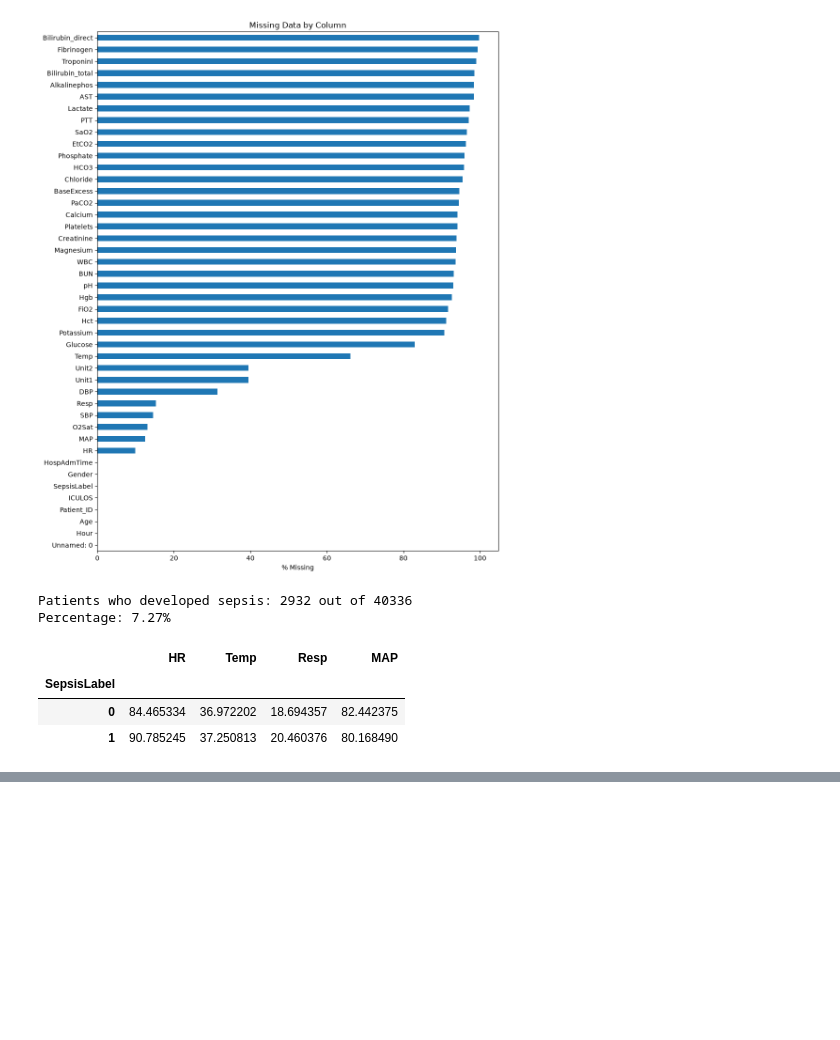
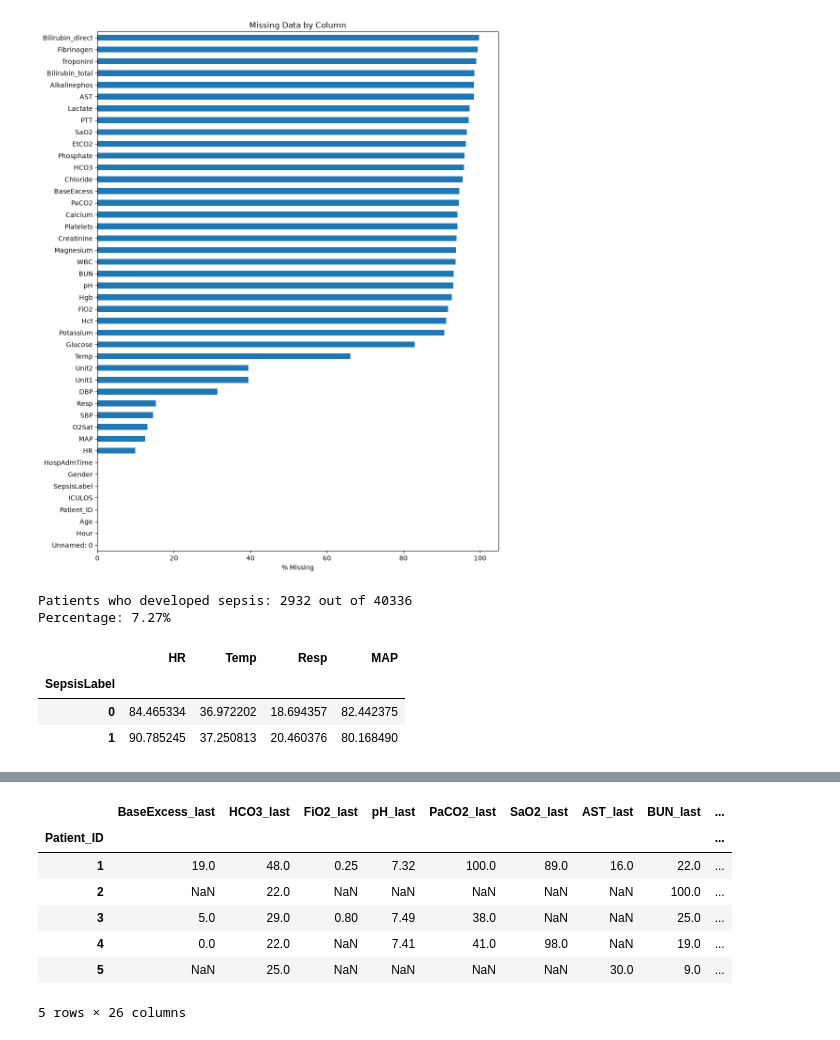
Before and after one commit to tanishqrajsinghchawda/sepsis-project, a Jupyter notebook: notebooks/01_data_acquisition.ipynb, the cells around one changed output, grey strips where cells are left out. Cells and saved outputs as stored; diff of their text form; code cells hidden in the pictures; blank space fills up the shorter version.

```diff
--- a/notebooks/01_data_acquisition.ipynb
+++ b/notebooks/01_data_acquisition.ipynb
@@ -117,0 +161,13 @@ df.groupby('SepsisLabel')[['HR', 'Temp', 'Resp', 'MAP']].mean()
+# %%
+labs_agg = df.groupby('Patient_ID')[labs].last()
+labs_agg = labs_agg.add_suffix('_last')
+labs_agg.head()
+# %% [output]
+|  | BaseExcess_last | HCO3_last | FiO2_last | pH_last | PaCO2_last | SaO2_last | AST_last | BUN_last | ... |
+| Patient_ID |  |  |  |  |  |  |  |  | ... |
+| 1 | 19.0 | 48.0 | 0.25 | 7.32 | 100.0 | 89.0 | 16.0 | 22.0 | ... |
+| 2 | NaN | 22.0 | NaN | NaN | NaN | NaN | NaN | 100.0 | ... |
+| 3 | 5.0 | 29.0 | 0.80 | 7.49 | 38.0 | NaN | NaN | 25.0 | ... |
+| 4 | 0.0 | 22.0 | NaN | 7.41 | 41.0 | 98.0 | NaN | 19.0 | ... |
+| 5 | NaN | 25.0 | NaN | NaN | NaN | NaN | 30.0 | 9.0 | ... |
+5 rows × 26 columns
```
Also changed, not shown: parts of 7 cells of this notebook, 1 other file.
